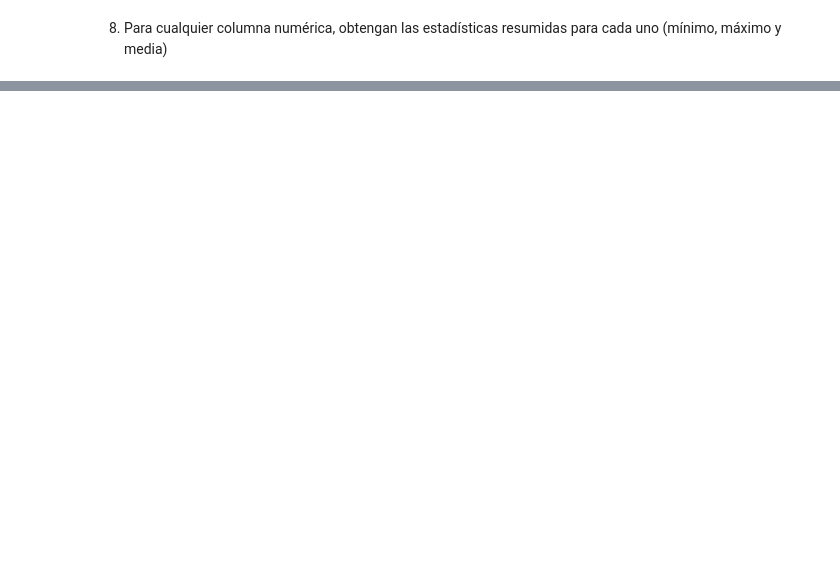
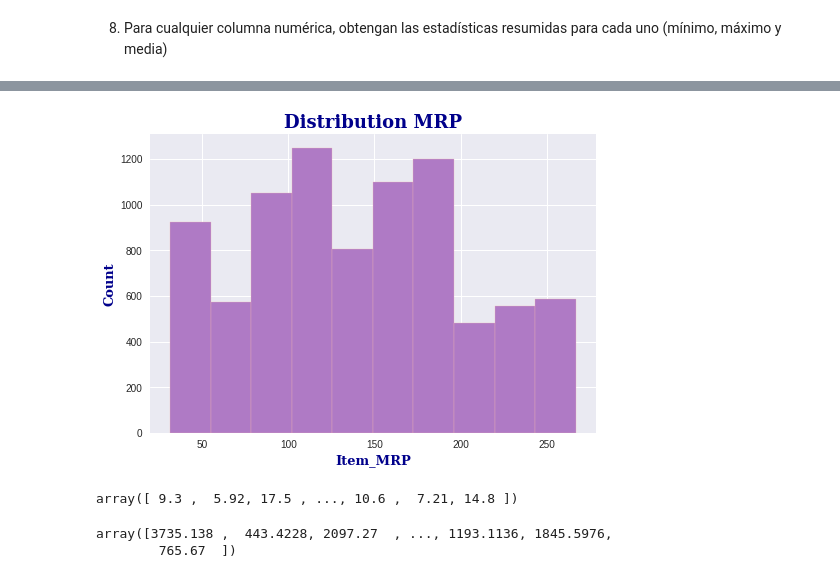
Before and after one commit to Angelica2929/sales_prediction, a Jupyter notebook: Prediccion_Ventas.ipynb, the cells around one changed output, grey strips where cells are left out. Drawn from its saved outputs; the diff is of its cells as text; code cells hidden in the pictures; blank space fills up the shorter version.

```diff
--- a/Prediccion_Ventas.ipynb
+++ b/Prediccion_Ventas.ipynb
@@ -215,0 +238,31 @@ Name: Item_Weight, dtype: float64
+# %%
+#En este histograma, en el que me muestra el plan de requerimiento de materiales, se observan unos picos para el intervalo
+#100-120 y 170-200.
+plt.style.use('seaborn')
+df['Item_MRP'].hist(edgecolor='#F5B7B1', color='#AF7AC5')
+plt.ylabel("Count", fontdict={'family': 'serif',
+                    'color' : 'darkblue',
+                    'weight': 'bold',
+                    'size': 13})
+plt.xlabel("Item_MRP",fontdict={'family': 'serif',
+                    'color' : 'darkblue',
+                    'weight': 'bold',
+                    'size': 13})
+plt.title('Distribution MRP', fontdict={'family': 'serif',
+                    'color' : 'darkblue',
+                    'weight': 'bold',
+                    'size': 18})
+plt.show()
+# %% [output]
+[figure, added]
+# %%
+cont_grasa = df['Item_Weight'].values
+cont_grasa # sacar arreglos
+# %% [output]
+array([ 9.3 ,  5.92, 17.5 , ..., 10.6 ,  7.21, 14.8 ])
+# %%
+ventas_tienda = df['Item_Outlet_Sales'].values
+ventas_tienda # sacar arreglos
+# %% [output]
+array([3735.138 ,  443.4228, 2097.27  , ..., 1193.1136, 1845.5976,
+        765.67  ])
```
Also changed, not shown: parts of 14 cells of this notebook.
